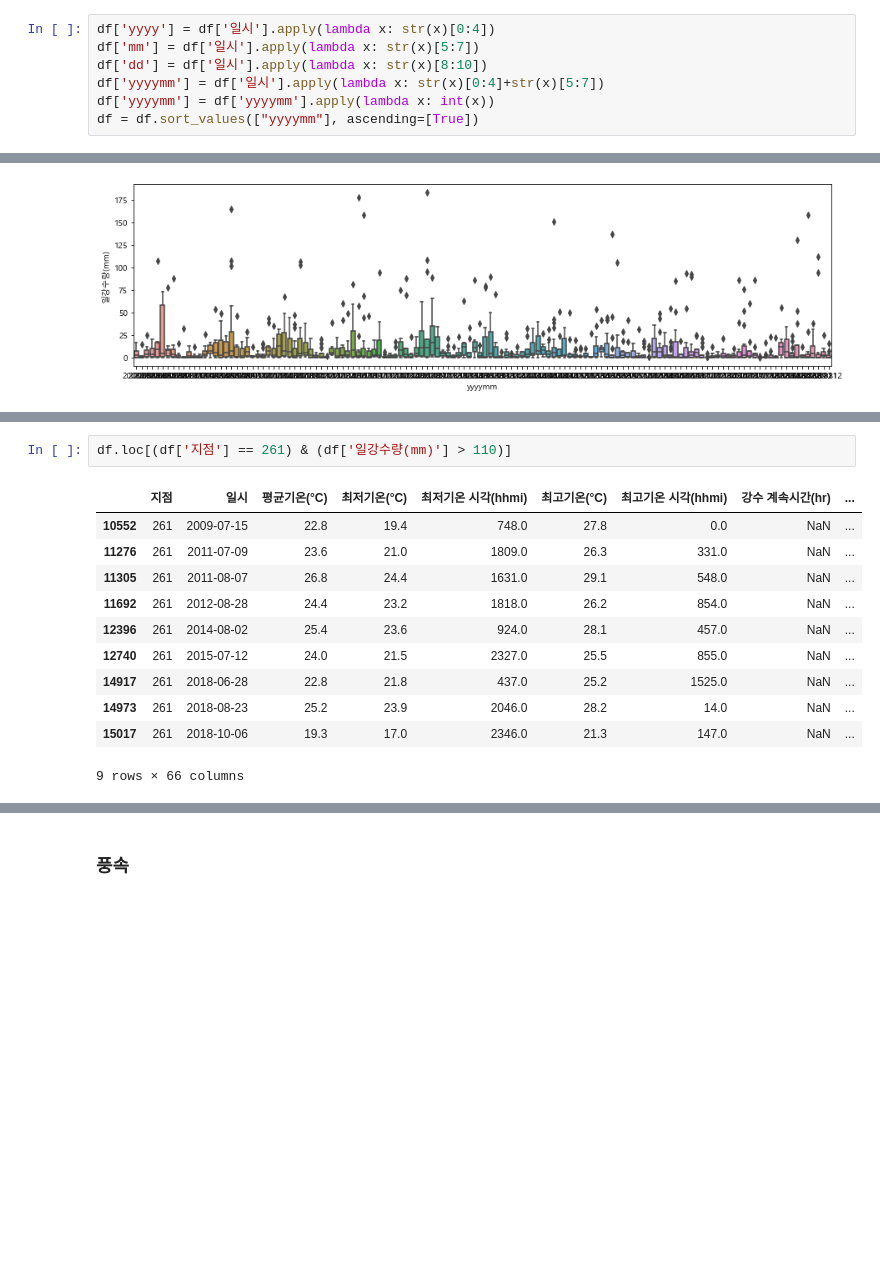
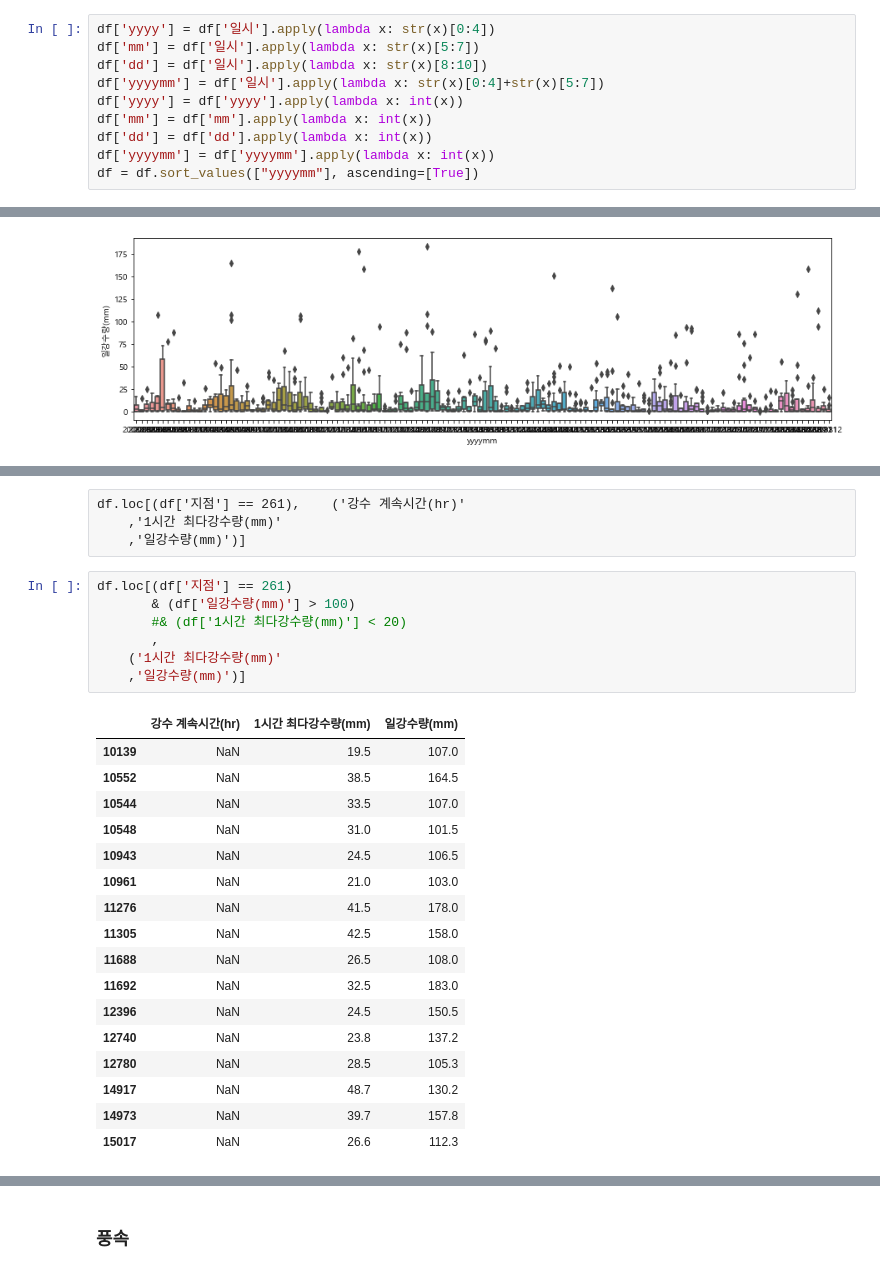
Before and after one commit to ahnjehoon/crop-price-predict, a Jupyter notebook: 가공 및 EDA/날씨데이터EDA.ipynb, the cells around one changed output, grey strips where cells are left out. Drawn from its saved outputs; the diff is of its cells as text; blank space fills up the shorter version.

```diff
--- a/가공 및 EDA/날씨데이터EDA.ipynb
+++ b/가공 및 EDA/날씨데이터EDA.ipynb
@@ -146,6 +177,9 @@ df['yyyy'] = df['일시'].apply(lambda x: str(x)[0:4])
 df['mm'] = df['일시'].apply(lambda x: str(x)[5:7])
 df['dd'] = df['일시'].apply(lambda x: str(x)[8:10])
 df['yyyymm'] = df['일시'].apply(lambda x: str(x)[0:4]+str(x)[5:7])
+df['yyyy'] = df['yyyy'].apply(lambda x: int(x))
+df['mm'] = df['mm'].apply(lambda x: int(x))
+df['dd'] = df['dd'].apply(lambda x: int(x))
 df['yyyymm'] = df['yyyymm'].apply(lambda x: int(x))
 df = df.sort_values(["yyyymm"], ascending=[True])
 # %%
@@ -237,14 +488,29 @@ fig = sns.boxplot(x='yyyymm', y='일강수량(mm)'
+# %% [raw]
+df.loc[(df['지점'] == 261),    ('강수 계속시간(hr)'
+    ,'1시간 최다강수량(mm)'
+    ,'일강수량(mm)')]
 # %%
-df.loc[(df['지점'] == 261) & (df['일강수량(mm)'] > 110)]
+df.loc[(df['지점'] == 261)
+       & (df['일강수량(mm)'] > 100)
+       #& (df['1시간 최다강수량(mm)'] < 20)
+       ,
+    ('1시간 최다강수량(mm)'
+    ,'일강수량(mm)')]
 # %% [output]
-|  | 지점 | 일시 | 평균기온(°C) | 최저기온(°C) | 최저기온 시각(hhmi) | 최고기온(°C) | 최고기온 시각(hhmi) | 강수 계속시간(hr) | ... |
-| 10552 | 261 | 2009-07-15 | 22.8 | 19.4 | 748.0 | 27.8 | 0.0 | NaN | ... |
-| 11276 | 261 | 2011-07-09 | 23.6 | 21.0 | 1809.0 | 26.3 | 331.0 | NaN | ... |
-| 11305 | 261 | 2011-08-07 | 26.8 | 24.4 | 1631.0 | 29.1 | 548.0 | NaN | ... |
-| 11692 | 261 | 2012-08-28 | 24.4 | 23.2 | 1818.0 | 26.2 | 854.0 | NaN | ... |
-| 12396 | 261 | 2014-08-02 | 25.4 | 23.6 | 924.0 | 28.1 | 457.0 | NaN | ... |
-| 12740 | 261 | 2015-07-12 | 24.0 | 21.5 | 2327.0 | 25.5 | 855.0 | NaN | ... |
-| 14917 | 261 | 2018-06-28 | 22.8 | 21.8 | 437.0 | 25.2 | 1525.0 | NaN | ... |
-| 14973 | 261 | 2018-08-23 | 25.2 | 23.9 | 2046.0 | 28.2 | 14.0 | NaN | ... |
-| 15017 | 261 | 2018-10-06 | 19.3 | 17.0 | 2346.0 | 21.3 | 147.0 | NaN | ... |
+|  | 강수 계속시간(hr) | 1시간 최다강수량(mm) | 일강수량(mm) |
+| 10139 | NaN | 19.5 | 107.0 |
+| 10552 | NaN | 38.5 | 164.5 |
+| 10544 | NaN | 33.5 | 107.0 |
+| 10548 | NaN | 31.0 | 101.5 |
+| 10943 | NaN | 24.5 | 106.5 |
+| 10961 | NaN | 21.0 | 103.0 |
+| 11276 | NaN | 41.5 | 178.0 |
+| 11305 | NaN | 42.5 | 158.0 |
+| 11688 | NaN | 26.5 | 108.0 |
+| 11692 | NaN | 32.5 | 183.0 |
+| 12396 | NaN | 24.5 | 150.5 |
+| 12740 | NaN | 23.8 | 137.2 |
+| 12780 | NaN | 28.5 | 105.3 |
+| 14917 | NaN | 48.7 | 130.2 |
+| 14973 | NaN | 39.7 | 157.8 |
+| 15017 | NaN | 26.6 | 112.3 |
-9 rows × 66 columns
```
Also changed, not shown: parts of 63 cells of this notebook, 5 other files.
